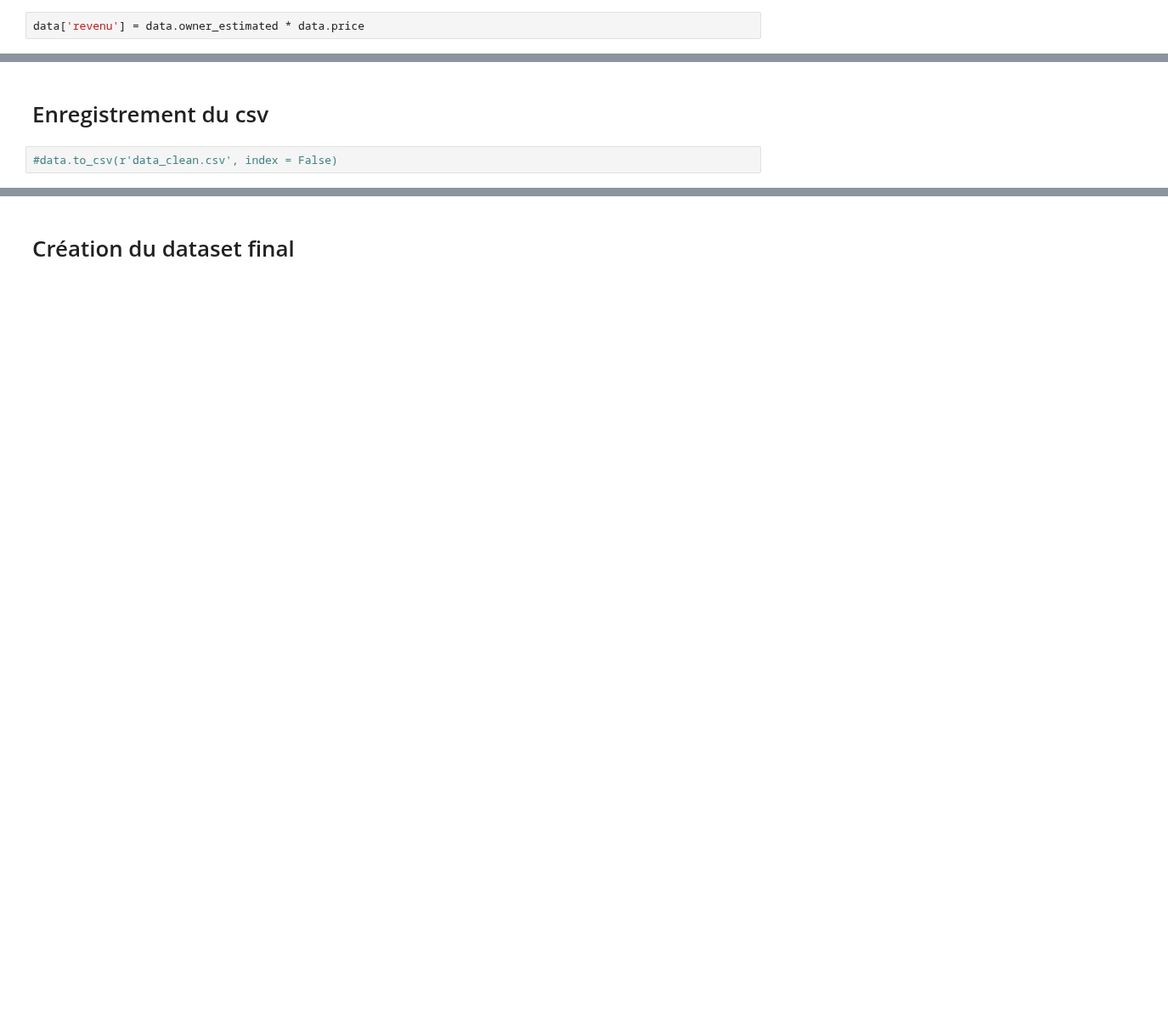
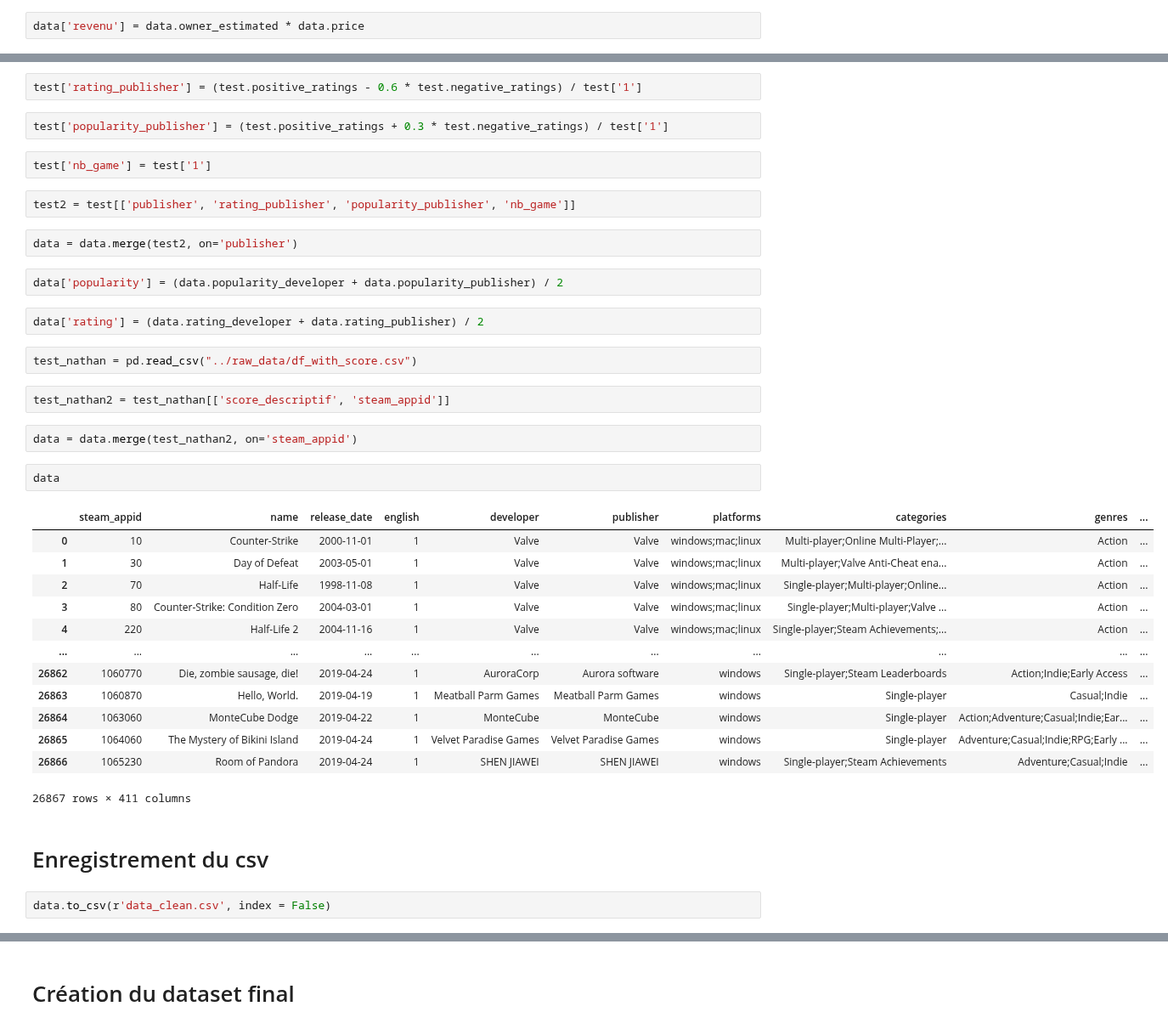
Before and after one commit to Rvanelven/steamator, a Jupyter notebook: notebooks/etienne_#10_cleaning_des_colonnes.ipynb, the cells around one changed output, grey strips where cells are left out. Shown at 85% size. Saved outputs shown, nothing was run; the diff lists cells and outputs as text; blank space fills up the shorter version.

```diff
--- a/notebooks/etienne_#10_cleaning_des_colonnes.ipynb
+++ b/notebooks/etienne_#10_cleaning_des_colonnes.ipynb
@@ -604,4 +666,40 @@ data.tail(20)
+# %%
+test['rating_publisher'] = (test.positive_ratings - 0.6 * test.negative_ratings) / test['1']
+# %%
+test['popularity_publisher'] = (test.positive_ratings + 0.3 * test.negative_ratings) / test['1']
+# %%
+test['nb_game'] = test['1']
+# %%
+test2 = test[['publisher', 'rating_publisher', 'popularity_publisher', 'nb_game']]
+# %%
+data = data.merge(test2, on='publisher')
+# %%
+data['popularity'] = (data.popularity_developer + data.popularity_publisher) / 2
+# %%
+data['rating'] = (data.rating_developer + data.rating_publisher) / 2
+# %%
+test_nathan = pd.read_csv("../raw_data/df_with_score.csv")
+# %%
+test_nathan2 = test_nathan[['score_descriptif', 'steam_appid']]
+# %%
+data = data.merge(test_nathan2, on='steam_appid')
+# %%
+data
+# %% [output]
+|  | steam_appid | name | release_date | english | developer | publisher | platforms | categories | genres | ... |
+| 0 | 10 | Counter-Strike | 2000-11-01 | 1 | Valve | Valve | windows;mac;linux | Multi-player;Online Multi-Player;... | Action | ... |
+| 1 | 30 | Day of Defeat | 2003-05-01 | 1 | Valve | Valve | windows;mac;linux | Multi-player;Valve Anti-Cheat ena... | Action | ... |
+| 2 | 70 | Half-Life | 1998-11-08 | 1 | Valve | Valve | windows;mac;linux | Single-player;Multi-player;Online... | Action | ... |
+| 3 | 80 | Counter-Strike: Condition Zero | 2004-03-01 | 1 | Valve | Valve | windows;mac;linux | Single-player;Multi-player;Valve ... | Action | ... |
+| 4 | 220 | Half-Life 2 | 2004-11-16 | 1 | Valve | Valve | windows;mac;linux | Single-player;Steam Achievements;... | Action | ... |
+| ... | ... | ... | ... | ... | ... | ... | ... | ... | ... | ... |
+| 26862 | 1060770 | Die, zombie sausage, die! | 2019-04-24 | 1 | AuroraCorp | Aurora software | windows | Single-player;Steam Leaderboards | Action;Indie;Early Access | ... |
+| 26863 | 1060870 | Hello, World. | 2019-04-19 | 1 | Meatball Parm Games | Meatball Parm Games | windows | Single-player | Casual;Indie | ... |
+| 26864 | 1063060 | MonteCube Dodge | 2019-04-22 | 1 | MonteCube | MonteCube | windows | Single-player | Action;Adventure;Casual;Indie;Ear... | ... |
+| 26865 | 1064060 | The Mystery of Bikini Island | 2019-04-24 | 1 | Velvet Paradise Games | Velvet Paradise Games | windows | Single-player | Adventure;Casual;Indie;RPG;Early ... | ... |
+| 26866 | 1065230 | Room of Pandora | 2019-04-24 | 1 | SHEN JIAWEI | SHEN JIAWEI | windows | Single-player;Steam Achievements | Adventure;Casual;Indie | ... |
+26867 rows × 411 columns
 # %% [markdown]
 # Enregistrement du csv
 # %%
-#data.to_csv(r'data_clean.csv', index = False)
+data.to_csv(r'data_clean.csv', index = False)
```
Also changed, not shown: parts of 35 cells of this notebook, 1 other file.
